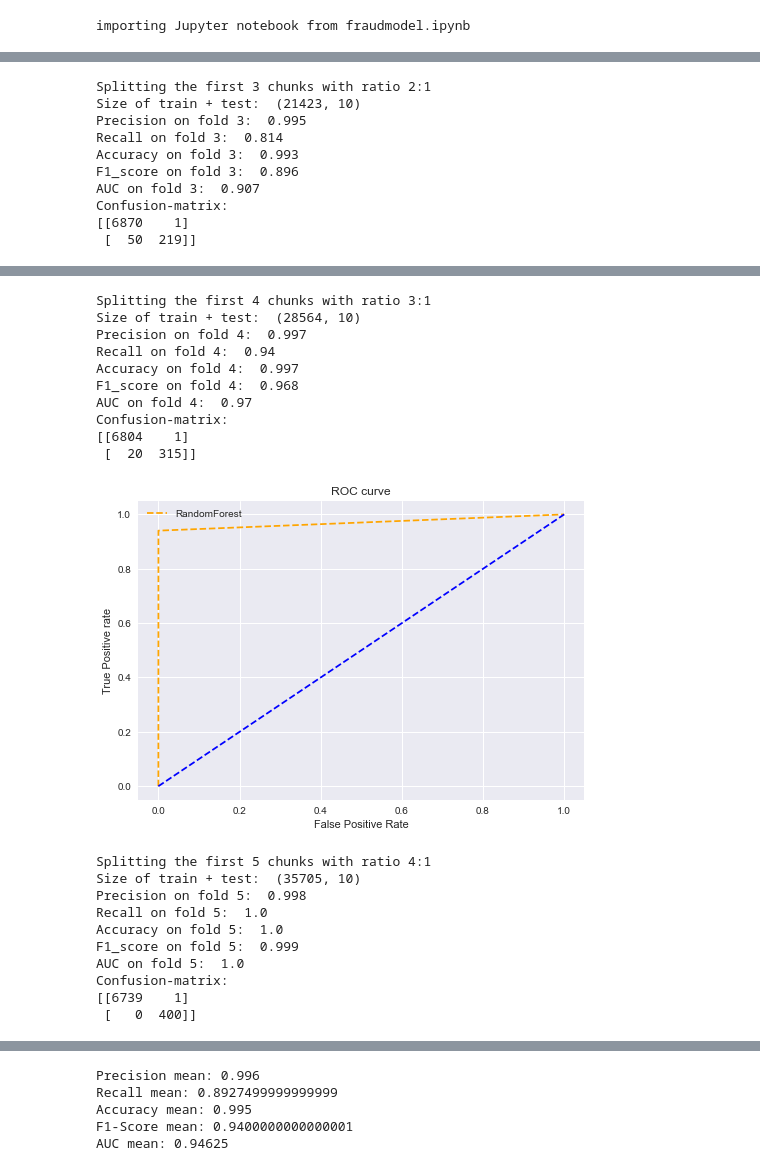
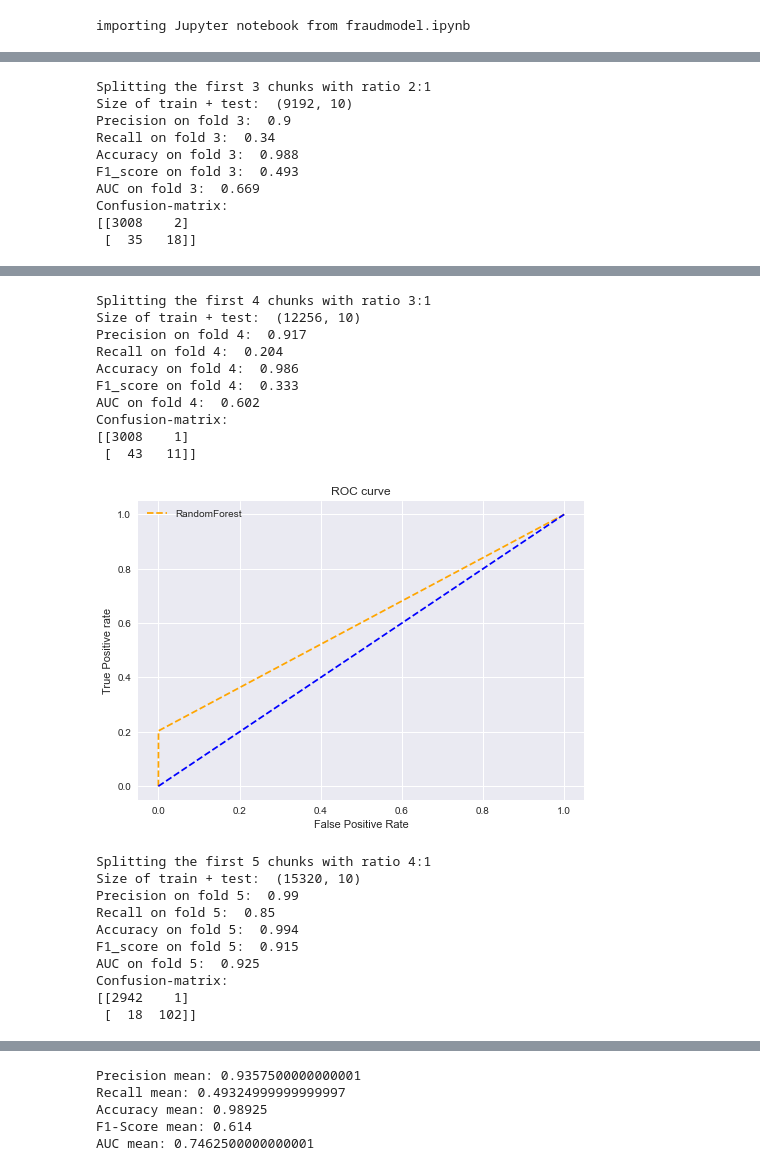
Before and after one commit to hungyichang19980105/Payability-project, a Jupyter notebook: Payability/Eval.ipynb, the cells around one changed output, grey strips where cells are left out. Drawn from its saved outputs; the diff is of its cells as text; code cells hidden in the pictures.

```diff
--- a/Payability/Eval.ipynb
+++ b/Payability/Eval.ipynb
@@ -16,7 +16,7 @@ from sklearn.metrics import classification_report, accuracy_score, recall_score,
 importing Jupyter notebook from fraudmodel.ipynb
 # %%
 # Import dataset
-df = pd.read_csv('data/input.csv')
+df = pd.read_csv('data/Old_input.csv')
 df2 = df[['transaction_risk_score','cc_amount','ledger_balance','cardholder_presence','card_presence',
           'partial_approval_capable','channel','processing_type','date','cc_acceptor_state','cc_acceptor_country','is_fraud']]
 df2 = df2.sort_values(by='date')
@@ -191,6 +191,6 @@ y = df2[['is_fraud']].values.flatten()
 scalar = StandardScaler()
 X_scale = scalar.fit_transform(X)
 # %%
-RF5 = model.TimeSeriesKFold(X, y, 5, 'RandomForest')
+RF5 = fraudmodel.TimeSeriesKFold(X, y, 5, 'RandomForest')
 # %% [output]
 -----RandomForest-----
@@ -211,10 +211,10 @@ Confusion-matrix:
 Splitting the first 3 chunks with ratio 2:1
-Size of train + test:  (21423, 10)
-Precision on fold 3:  0.995
-Recall on fold 3:  0.814
-Accuracy on fold 3:  0.993
-F1_score on fold 3:  0.896
-AUC on fold 3:  0.907
+Size of train + test:  (9192, 10)
+Precision on fold 3:  0.9
+Recall on fold 3:  0.34
+Accuracy on fold 3:  0.988
+F1_score on fold 3:  0.493
+AUC on fold 3:  0.669
 Confusion-matrix:
-[[6870    1]
- [  50  219]]
+[[3008    2]
+ [  35   18]]
@@ -222,21 +222,21 @@ Confusion-matrix:
 Splitting the first 4 chunks with ratio 3:1
-Size of train + test:  (28564, 10)
-Precision on fold 4:  0.997
-Recall on fold 4:  0.94
-Accuracy on fold 4:  0.997
-F1_score on fold 4:  0.968
-AUC on fold 4:  0.97
+Size of train + test:  (12256, 10)
+Precision on fold 4:  0.917
+Recall on fold 4:  0.204
+Accuracy on fold 4:  0.986
+F1_score on fold 4:  0.333
+AUC on fold 4:  0.602
 Confusion-matrix:
-[[6804    1]
- [  20  315]]
+[[3008    1]
+ [  43   11]]
-[figure, old version]
+[figure, new version]
 Splitting the first 5 chunks with ratio 4:1
-Size of train + test:  (35705, 10)
-Precision on fold 5:  0.998
-Recall on fold 5:  1.0
-Accuracy on fold 5:  1.0
-F1_score on fold 5:  0.999
-AUC on fold 5:  1.0
+Size of train + test:  (15320, 10)
+Precision on fold 5:  0.99
+Recall on fold 5:  0.85
+Accuracy on fold 5:  0.994
+F1_score on fold 5:  0.915
+AUC on fold 5:  0.925
 Confusion-matrix:
-[[6739    1]
- [   0  400]]
+[[2942    1]
+ [  18  102]]
@@ -244,6 +244,6 @@ Confusion-matrix:
-Precision mean: 0.996
-Recall mean: 0.8927499999999999
-Accuracy mean: 0.995
-F1-Score mean: 0.9400000000000001
-AUC mean: 0.94625
+Precision mean: 0.9357500000000001
+Recall mean: 0.49324999999999997
+Accuracy mean: 0.98925
+F1-Score mean: 0.614
+AUC mean: 0.7462500000000001
 # %%
```
Also changed, not shown: parts of 15 cells of this notebook, 18 other files.
